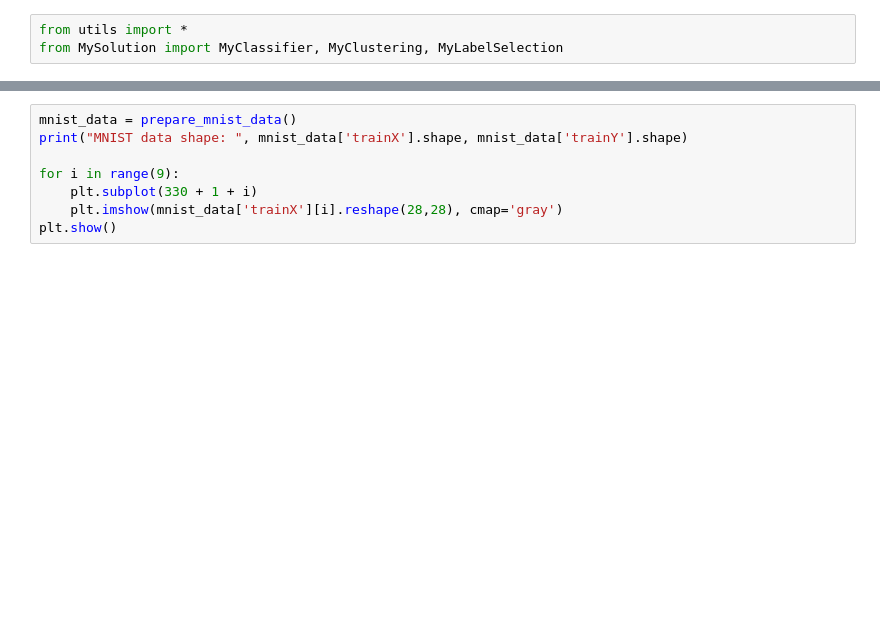
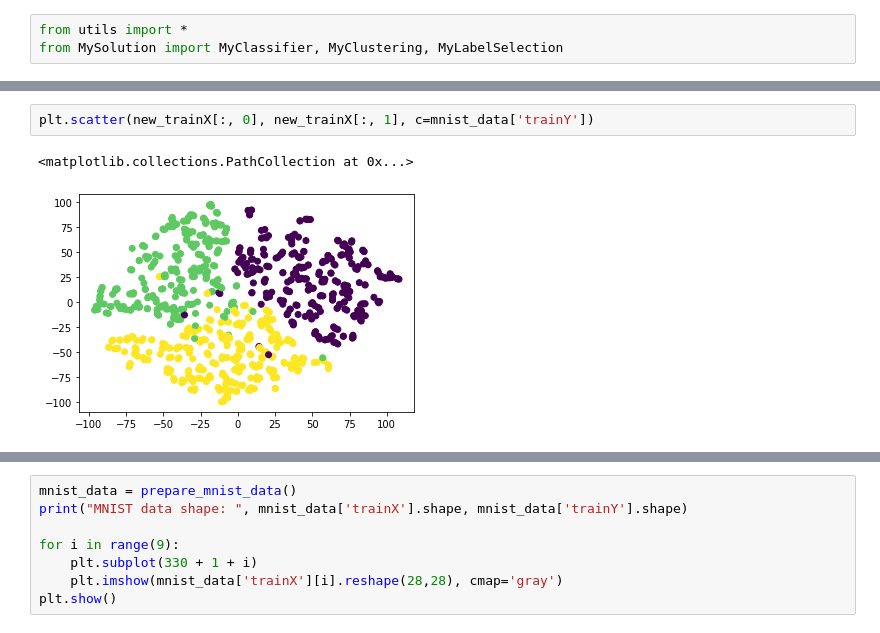
Before and after one commit to Zhengtong-Liu/ECE236A-Project, a Jupyter notebook: Code/ECE236A_Project_Demo.ipynb, the cells around one changed output, grey strips where cells are left out. Cells and saved outputs as stored; diff of their text form; blank space fills up the shorter version.

```diff
--- a/Code/ECE236A_Project_Demo.ipynb
+++ b/Code/ECE236A_Project_Demo.ipynb
@@ -66,0 +122,5 @@ model.SVM_table
+# %%
+plt.scatter(new_trainX[:, 0], new_trainX[:, 1], c=mnist_data['trainY'])
+# %% [output]
+<matplotlib.collections.PathCollection at 0x...>
+[figure, added]
```
Also changed, not shown: parts of 6 cells of this notebook, 1 other file.
